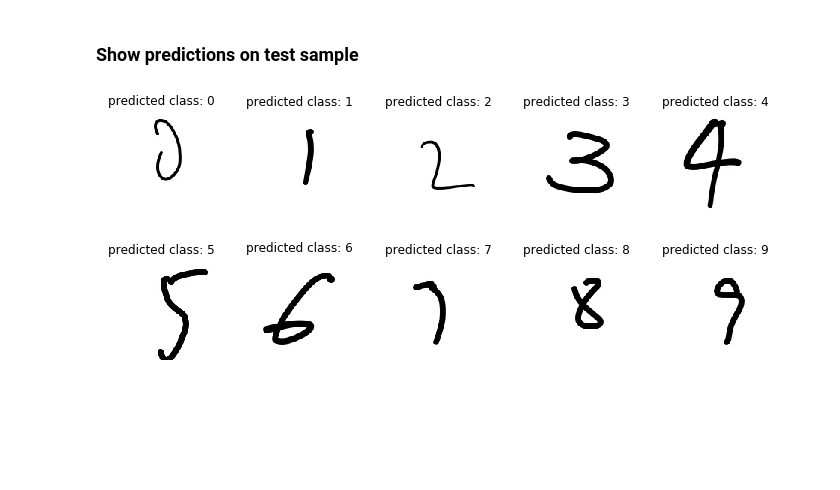
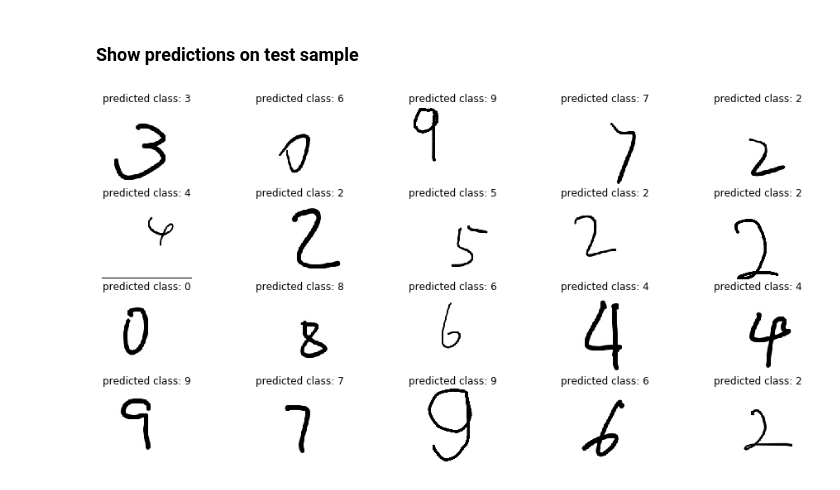
Before and after one commit to LaurentFerhi/Transfer_learning_as_feature_engineering, a Jupyter notebook: Transfer_learning_Alexnet_clf.ipynb, the cells around one changed output. Saved outputs shown, nothing was run; the diff lists cells and outputs as text; code cells hidden in the pictures; blank space fills up the shorter version.

```diff
--- a/Transfer_learning_Alexnet_clf.ipynb
+++ b/Transfer_learning_Alexnet_clf.ipynb
@@ -314,21 +314,20 @@ def make_prediction(img):
     conv_layer_output = features_extracted.detach().numpy().reshape((256 * 6 * 6))
     return clf_trained.predict([conv_layer_output])[0]
 # %%
-fig,ax = plt.subplots(figsize=(12,5))
+fig,ax = plt.subplots(figsize=(16,8))
 
-lines=2
-cols = 5
-i=1
+lines=4
+cols=5
 
 # prediction on sample from train dir
-for subdir in os.listdir(train_dir):
-    sample = random.sample(os.listdir(train_dir+subdir),1)[0]
-    im = Image.open(train_dir+subdir+'/'+sample)
+for i in range(1,21):
+    rd_dir = random.sample(os.listdir(test_dir),1)[0]
+    sample = random.sample(os.listdir(train_dir+rd_dir),1)[0]
+    im = Image.open(train_dir+rd_dir+'/'+sample)
     predicted_class = make_prediction(im)
     plt.subplot(lines,cols,i)
     plt.imshow(np.asarray(im))
     plt.title('predicted class: {}'.format(predicted_class))
     plt.axis('off')
-    i+=1
 # %% [output]
-[figure, old version]
+[figure, new version]
```
Also changed, not shown: parts of 1 cell of this notebook.
